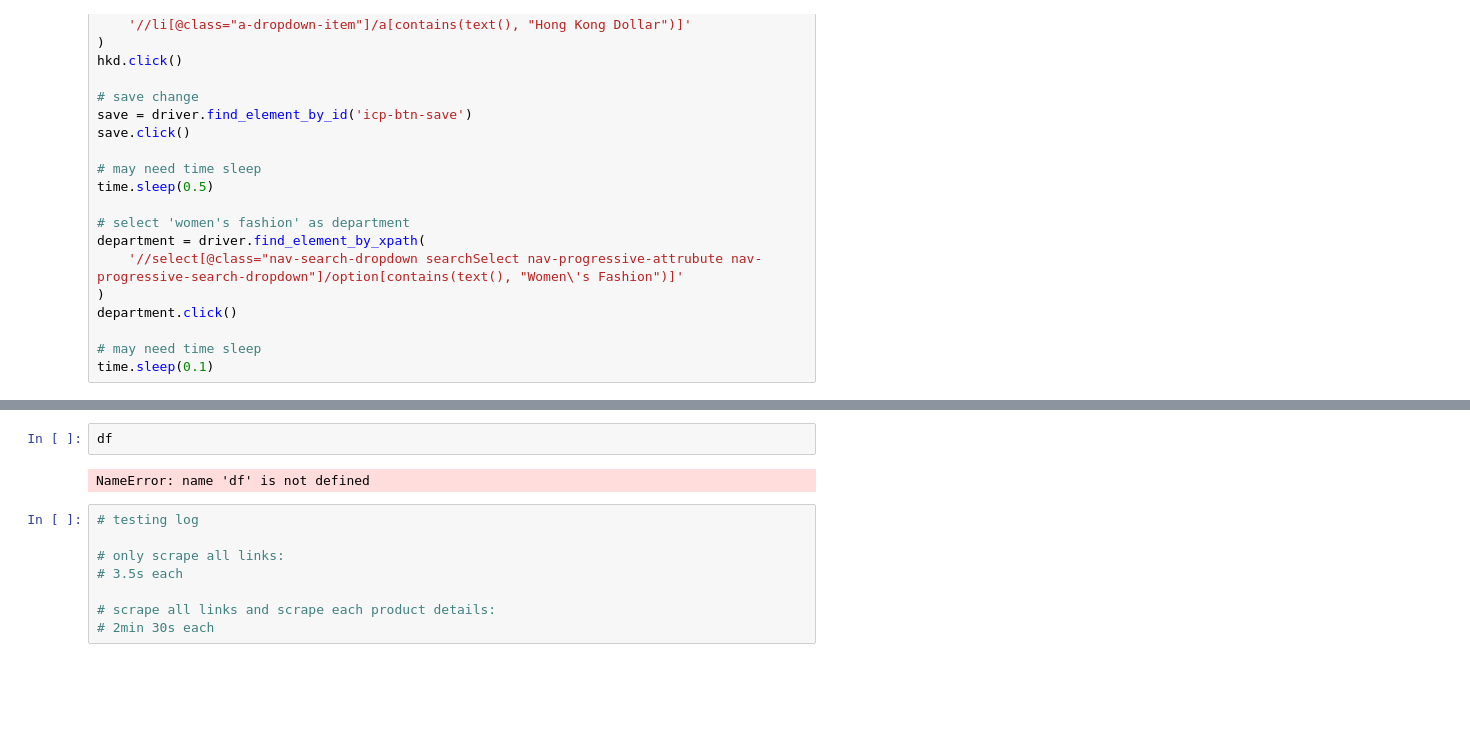
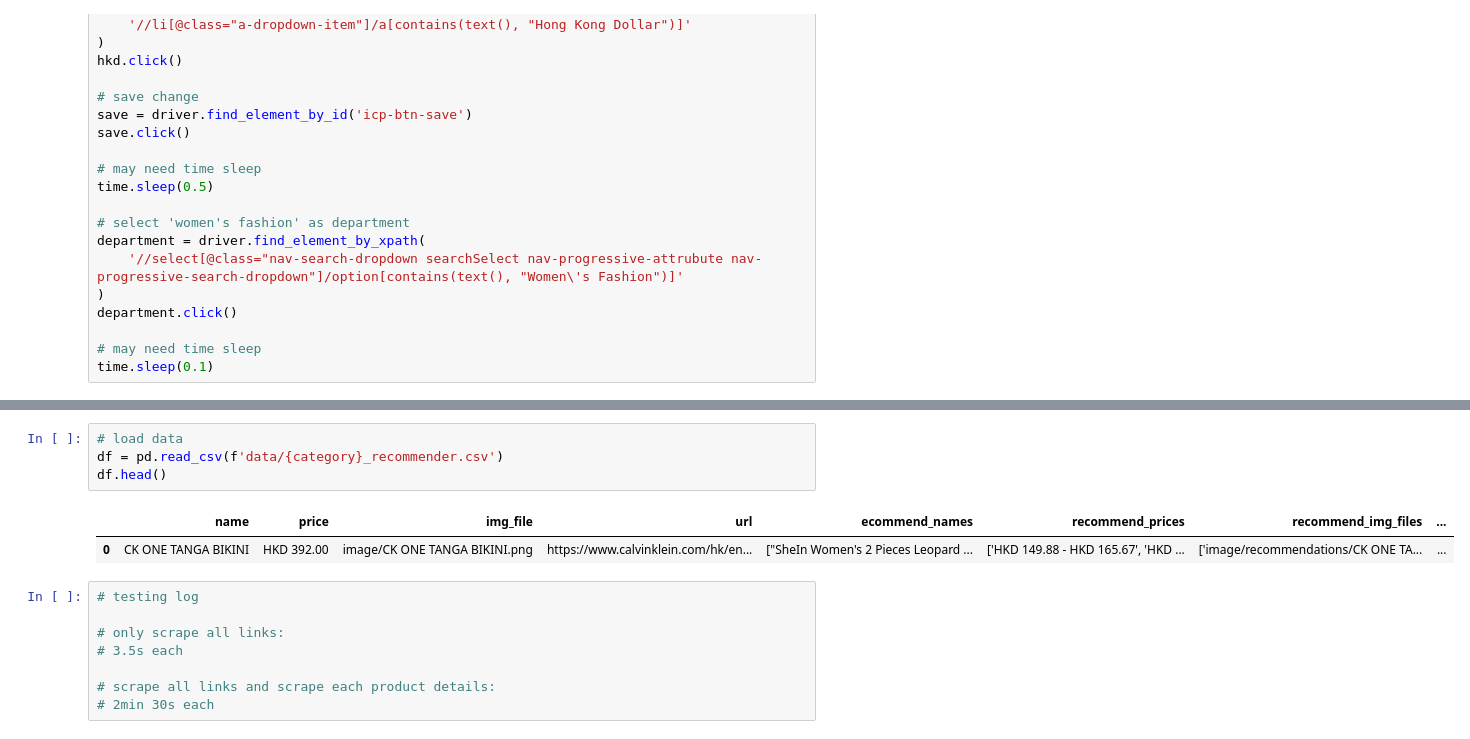
Before and after one commit to yatfungleung/amazon-fashion-recommendation, a Jupyter notebook: 3_modeling.ipynb, the cells around one changed output, grey strips where cells are left out. Saved outputs shown, nothing was run; the diff lists cells and outputs as text; blank space fills up the shorter version.

```diff
--- a/3_modeling.ipynb
+++ b/3_modeling.ipynb
@@ -899,7 +861,10 @@ df
-# %%
-df
-# %% [output]
-NameError: name 'df' is not defined
+# %%
+# load data
+df = pd.read_csv(f'data/{category}_recommender.csv')
+df.head()
+# %% [output]
+|  | name | price | img_file | url | ecommend_names | recommend_prices | recommend_img_files | ... |
+| 0 | CK ONE TANGA BIKINI | HKD 392.00 | image/CK ONE TANGA BIKINI.png | https://www.calvinklein.com/hk/en... | ["SheIn Women's 2 Pieces Leopard ... | ['HKD 149.88 - HKD 165.67', 'HKD ... | ['image/recommendations/CK ONE TA... | ... |
 # %%
 # testing log
 
```
Also changed, not shown: parts of 6 cells of this notebook, 50 other files.
